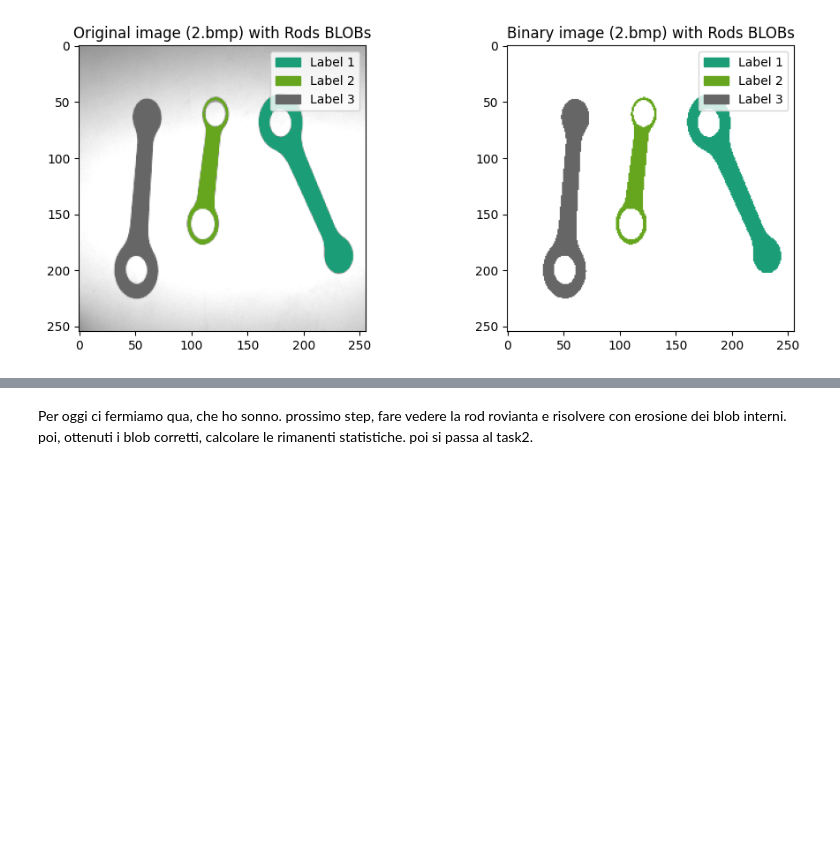
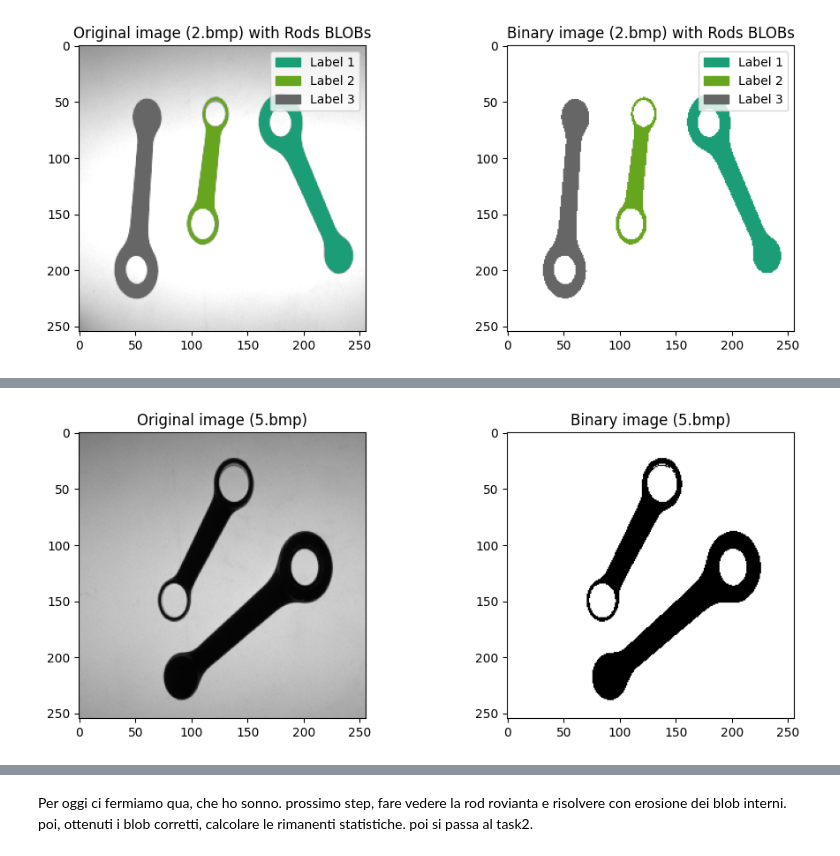
Before and after one commit to VincenzoLomba/ImageProcessingAndComputerVision, a Jupyter notebook: pythonvenv/src/project/project11VincenzoLombardi.ipynb, the cells around one changed output, grey strips where cells are left out. Saved outputs shown, nothing was run; the diff lists cells and outputs as text; code cells hidden in the pictures; blank space fills up the shorter version.

```diff
--- a/pythonvenv/src/project/project11VincenzoLombardi.ipynb
+++ b/pythonvenv/src/project/project11VincenzoLombardi.ipynb
@@ -100,0 +111,5 @@ plotter.plotImageConnectedComponents(images[index], binaryImages[index], [b for
+# %%
+indices = [4] # Indexes to be used only for visualization purposes within this Jupyter Notebook file
+plotter.plotBinarizationResults(indices, imagesNames, images, binaryImages)
+# %% [output]
+[figure, added]
```
Also changed, not shown: parts of 6 cells of this notebook, 4 other files.
